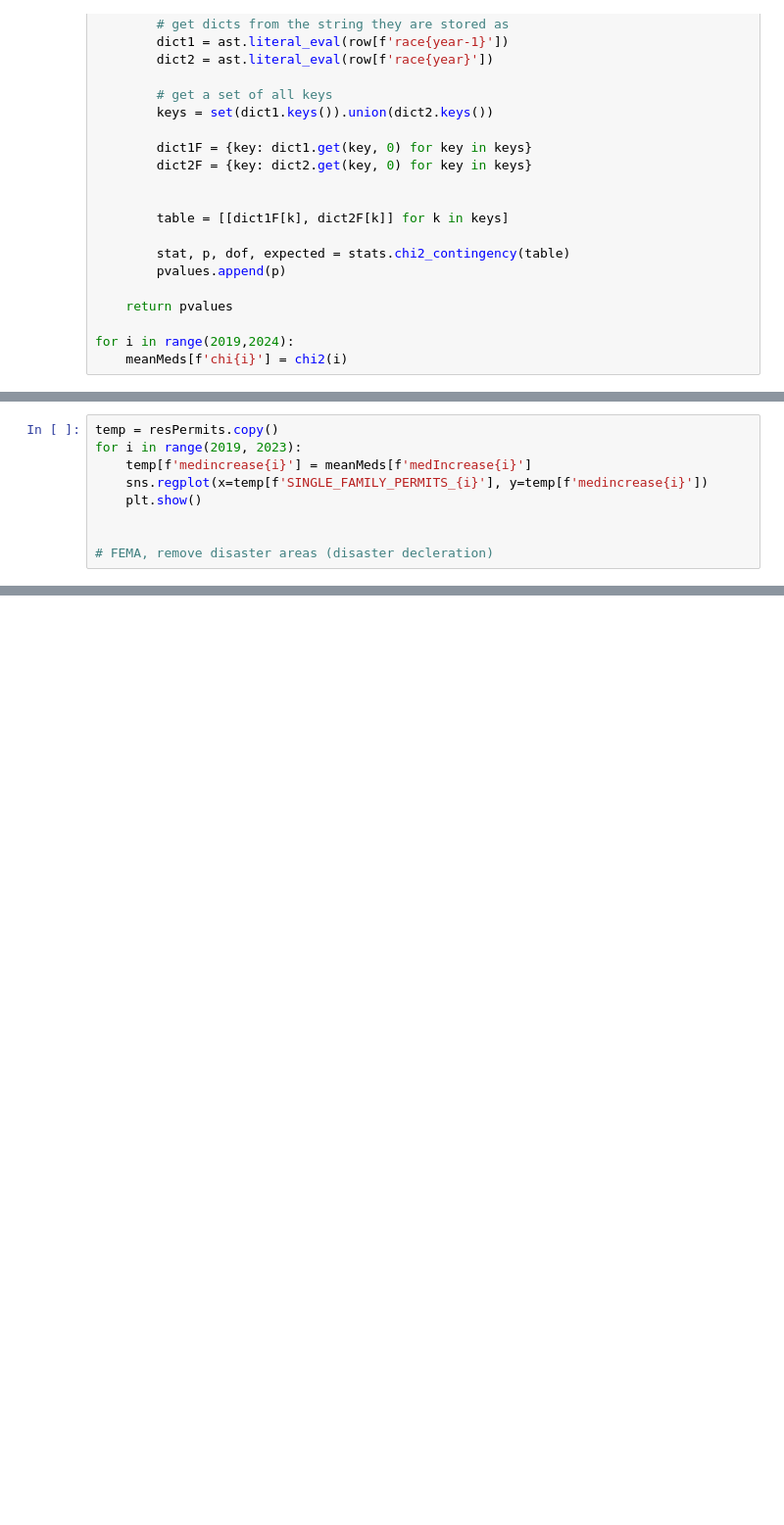
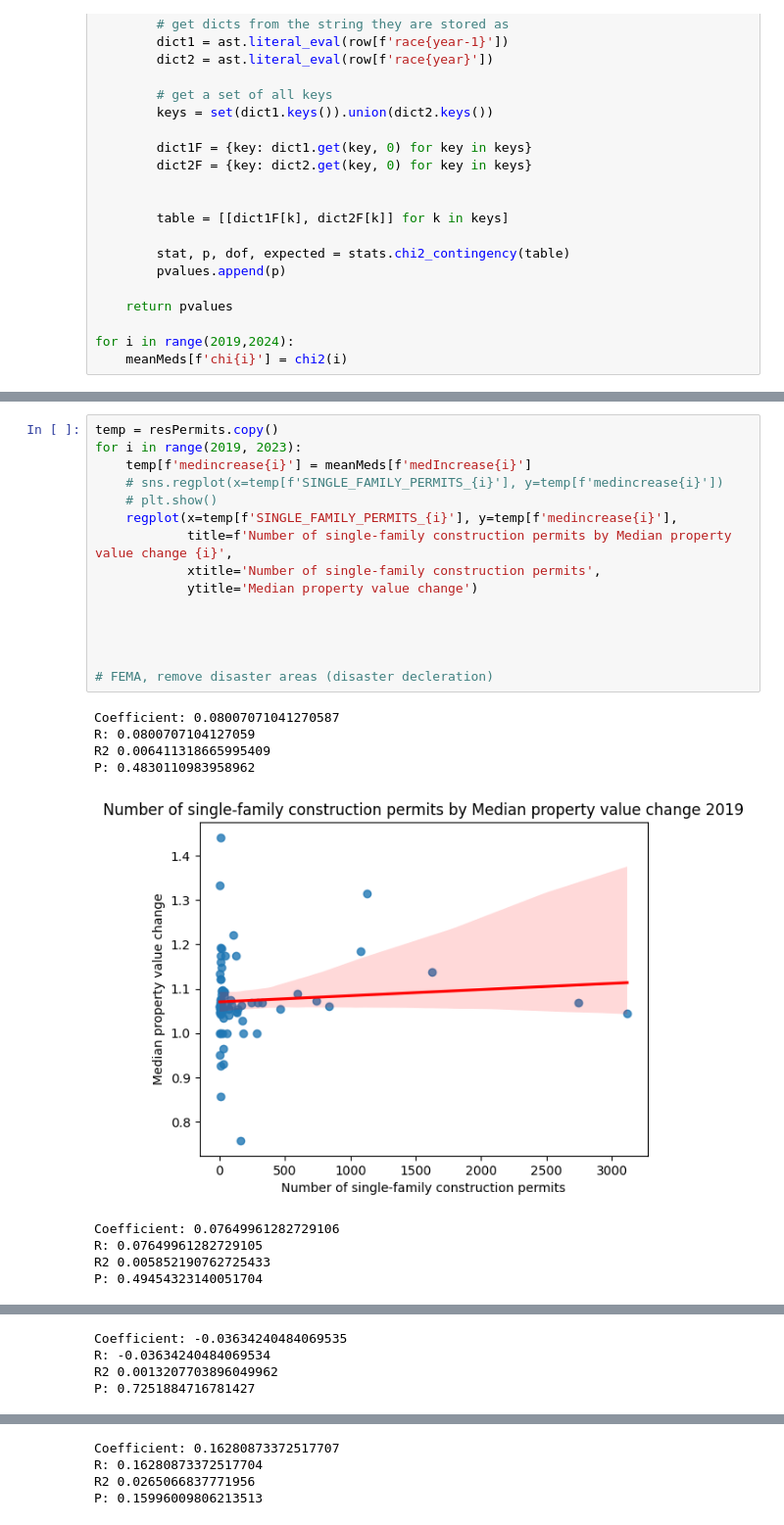
Before and after one commit to Shlefter/Data205, a Jupyter notebook: projectCode/stats.ipynb, the cells around one changed output, grey strips where cells are left out. Shown at 98% size. Drawn from its saved outputs; the diff is of its cells as text; blank space fills up the shorter version.

```diff
--- a/projectCode/stats.ipynb
+++ b/projectCode/stats.ipynb
@@ -75,9 +158,25 @@ resPermits.index = resPermits['GEOID']
 # %%
 temp = resPermits.copy()
 for i in range(2019, 2023):
     temp[f'medincrease{i}'] = meanMeds[f'medIncrease{i}']
-    sns.regplot(x=temp[f'SINGLE_FAMILY_PERMITS_{i}'], y=temp[f'medincrease{i}'])
-    plt.show()
+    # sns.regplot(x=temp[f'SINGLE_FAMILY_PERMITS_{i}'], y=temp[f'medincrease{i}'])
+    # plt.show()
+    regplot(x=temp[f'SINGLE_FAMILY_PERMITS_{i}'], y=temp[f'medincrease{i}'],
+            title=f'Number of single-family construction permits by Median property value change {i}',
+            xtitle='Number of single-family construction permits',
+            ytitle='Median property value change')
+
+
 
 
 # FEMA, remove disaster areas (disaster decleration)
+# %% [output]
+Coefficient: 0.08007071041270587
+R: 0.0800707104127059
+R2 0.006411318665995409
+P: 0.4830110983958962
+[figure, added]
+Coefficient: 0.07649961282729106
+R: 0.07649961282729105
+R2 0.005852190762725433
+P: 0.49454323140051704
@@ -83,0 +184,4 @@ for i in range(2019, 2023):
+Coefficient: -0.03634240484069535
+R: -0.03634240484069534
+R2 0.0013207703896049962
+P: 0.7251884716781427
@@ -83,0 +189,4 @@ for i in range(2019, 2023):
+Coefficient: 0.16280873372517707
+R: 0.16280873372517704
+R2 0.0265066837771956
+P: 0.15996009806213513
```
Also changed, not shown: parts of 15 cells of this notebook, 3 other files.
